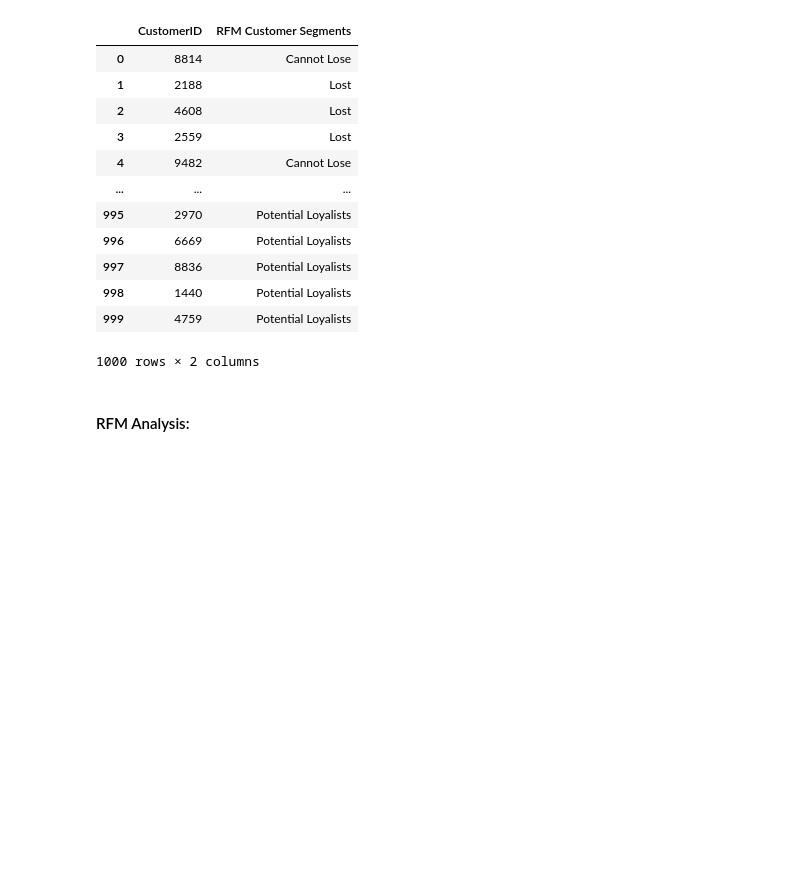
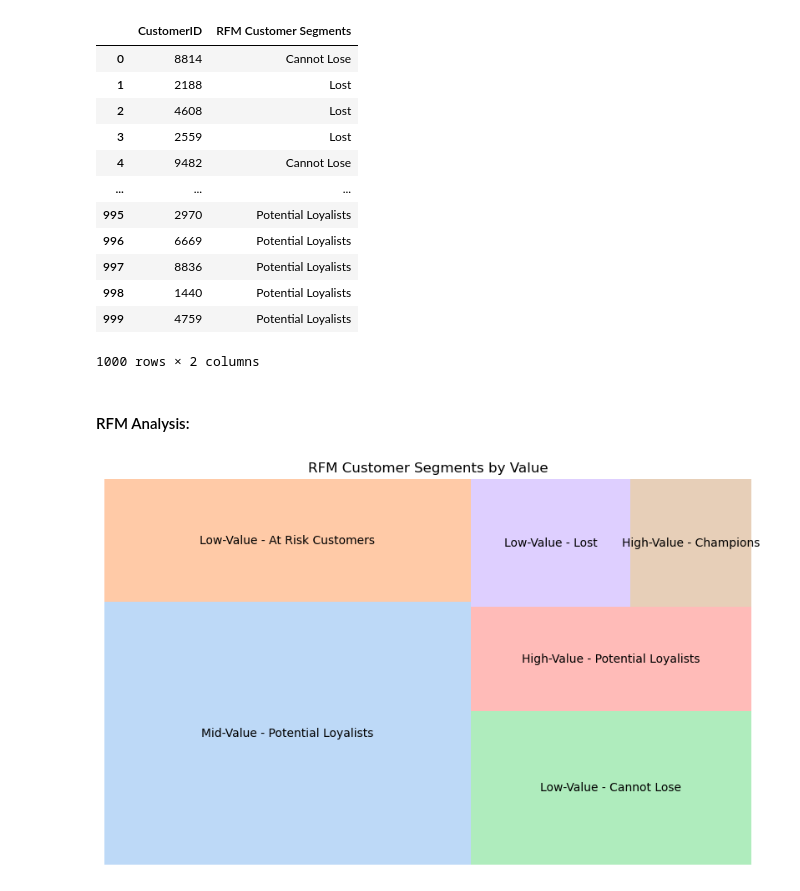
Before and after one commit to richardwarepam16/Case-Studies-DataAnalytics, a Jupyter notebook: rfmAnalysis/analysis.ipynb, the cells around one changed output. Drawn from its saved outputs; the diff is of its cells as text; code cells hidden in the pictures; blank space fills up the shorter version.

```diff
--- a/rfmAnalysis/analysis.ipynb
+++ b/rfmAnalysis/analysis.ipynb
@@ -207,3 +205,7 @@ df[['CustomerID', 'RFM Customer Segments']]
 1000 rows × 2 columns
 # %% [markdown]
 #### RFM Analysis:
+# %%
+segment_product_counts = df.groupby(['Value Segment', 'RFM Customer Segments']).size().reset_index(name = 'Count')
+segment_product_counts = segment_product_counts.sort_values('Count', ascending= False)
+segment_product_counts = segment_product_counts[segment_product_counts['Count'] > 1]
@@ -209,0 +214,13 @@ df[['CustomerID', 'RFM Customer Segments']]
+# %%
+plt.figure(figsize=(10,6))
+
+squarify.plot(sizes = segment_product_counts['Count'],
+              label = segment_product_counts.apply(lambda x: f"{x['Value Segment']} - {x['RFM Customer Segments']}", axis= 1),
+              color = pastel_colors,
+              alpha = 0.7)
+
+plt.title('RFM Customer Segments by Value')
+plt.axis('off')
+plt.show()
+# %% [output]
+[figure, added]
```
Also changed, not shown: parts of 5 cells of this notebook.
